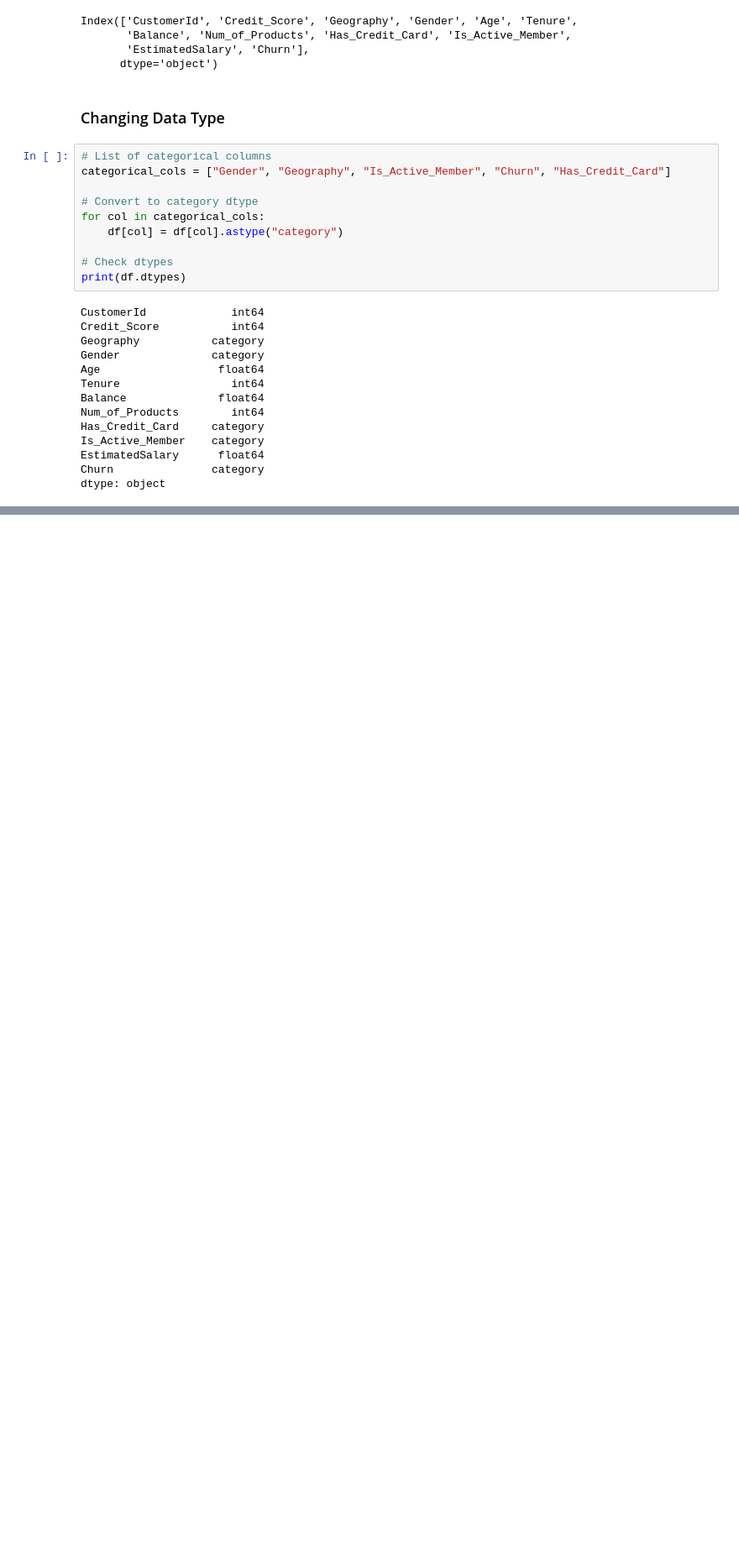
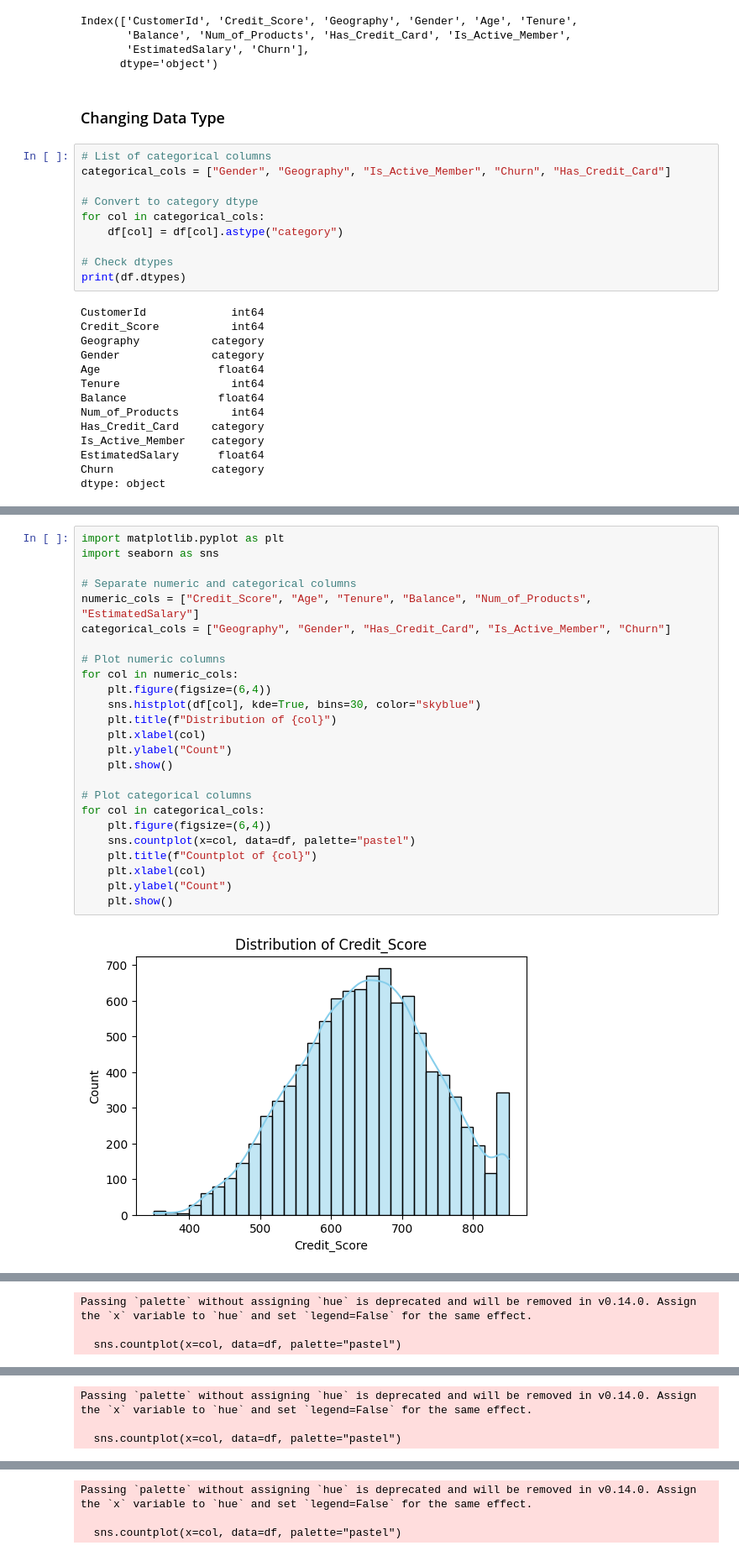
Before and after one commit to salomon-alvarez/churn_prediction_project, a Jupyter notebook: churn_prediction_project.ipynb, the cells around one changed output, grey strips where cells are left out. Shown at 84% size. Saved outputs shown, nothing was run; the diff lists cells and outputs as text; blank space fills up the shorter version.

```diff
--- a/churn_prediction_project.ipynb
+++ b/churn_prediction_project.ipynb
@@ -178,0 +222,27 @@ dtype: object
+# %%
+import matplotlib.pyplot as plt
+import seaborn as sns
+
+# Separate numeric and categorical columns
+numeric_cols = ["Credit_Score", "Age", "Tenure", "Balance", "Num_of_Products", "EstimatedSalary"]
+categorical_cols = ["Geography", "Gender", "Has_Credit_Card", "Is_Active_Member", "Churn"]
+
+# Plot numeric columns
+for col in numeric_cols:
+    plt.figure(figsize=(6,4))
+    sns.histplot(df[col], kde=True, bins=30, color="skyblue")
+    plt.title(f"Distribution of {col}")
+    plt.xlabel(col)
+    plt.ylabel("Count")
+    plt.show()
+
+# Plot categorical columns
+for col in categorical_cols:
+    plt.figure(figsize=(6,4))
+    sns.countplot(x=col, data=df, palette="pastel")
+    plt.title(f"Countplot of {col}")
+    plt.xlabel(col)
+    plt.ylabel("Count")
+    plt.show()
+# %% [output]
+[figure, added]
@@ -178,0 +254,3 @@ dtype: object
+Passing `palette` without assigning `hue` is deprecated and will be removed in v0.14.0. Assign the `x` variable to `hue` and set `legend=False` for the same effect.
+
+  sns.countplot(x=col, data=df, palette="pastel")
@@ -178,0 +258,3 @@ dtype: object
+Passing `palette` without assigning `hue` is deprecated and will be removed in v0.14.0. Assign the `x` variable to `hue` and set `legend=False` for the same effect.
+
+  sns.countplot(x=col, data=df, palette="pastel")
@@ -178,0 +262,3 @@ dtype: object
+Passing `palette` without assigning `hue` is deprecated and will be removed in v0.14.0. Assign the `x` variable to `hue` and set `legend=False` for the same effect.
+
+  sns.countplot(x=col, data=df, palette="pastel")
```
Also changed, not shown: parts of 17 cells of this notebook.
